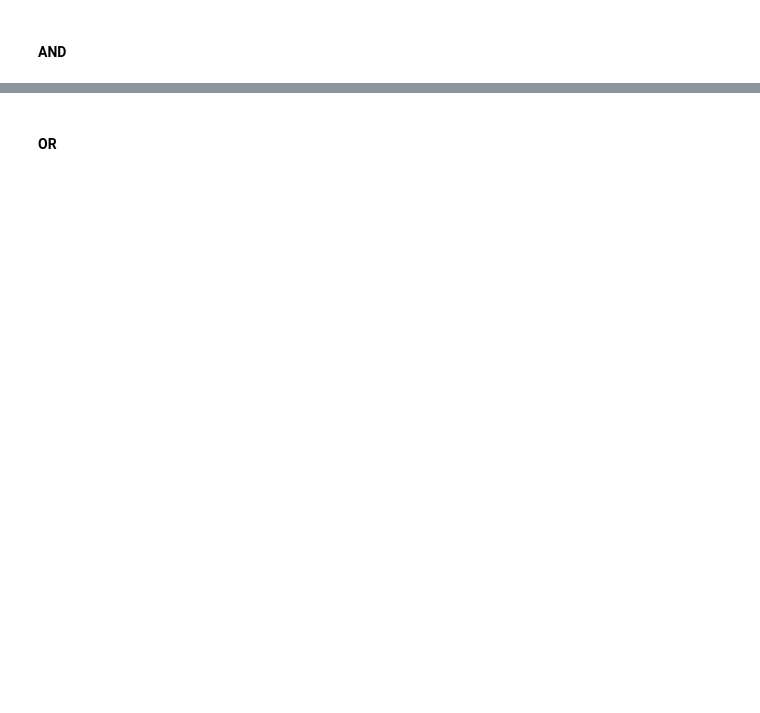
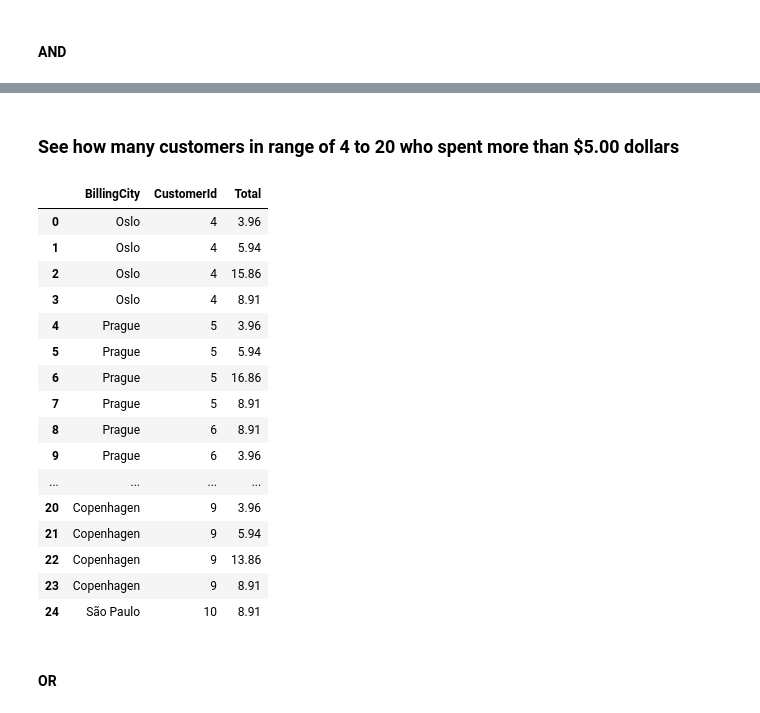
Before and after one commit to cyeef/Data-Science-Portfolio-C21-, a Jupyter notebook: Projects/Project-3/SQL.1-Chinook.project.template.ipynb, the cells around one changed output, grey strips where cells are left out. Saved outputs shown, nothing was run; the diff lists cells and outputs as text; code cells hidden in the pictures; blank space fills up the shorter version.

```diff
--- a/Projects/Project-3/SQL.1-Chinook.project.template.ipynb
+++ b/Projects/Project-3/SQL.1-Chinook.project.template.ipynb
@@ -253,3 +275,40 @@ df
+# %% [markdown]
+### See how many customers in range of 4 to 20 who spent more than $5.00 dollars
+# %%
+query = """
+
+  SELECT BillingCity, CustomerId, TOTAL
+
+  FROM invoices
+
+  WHERE CustomerId Between 4 AND 100
+
+  AND TOTAL > 2.00
+
+  LIMIT 25;
+
+"""
+with closing(db.connect("chinook.db")) as db_con:
+    df = pd.read_sql_query(query, db_con)
+df
+# %% [output]
+|  | BillingCity | CustomerId | Total |
+| 0 | Oslo | 4 | 3.96 |
+| 1 | Oslo | 4 | 5.94 |
+| 2 | Oslo | 4 | 15.86 |
+| 3 | Oslo | 4 | 8.91 |
+| 4 | Prague | 5 | 3.96 |
+| 5 | Prague | 5 | 5.94 |
+| 6 | Prague | 5 | 16.86 |
+| 7 | Prague | 5 | 8.91 |
+| 8 | Prague | 6 | 8.91 |
+| 9 | Prague | 6 | 3.96 |
+| ... | ... | ... | ... |
+| 20 | Copenhagen | 9 | 3.96 |
+| 21 | Copenhagen | 9 | 5.94 |
+| 22 | Copenhagen | 9 | 13.86 |
+| 23 | Copenhagen | 9 | 8.91 |
+| 24 | São Paulo | 10 | 8.91 |
 # %% [markdown]
 #### OR
 # %%
```
Also changed, not shown: parts of 13 cells of this notebook.
